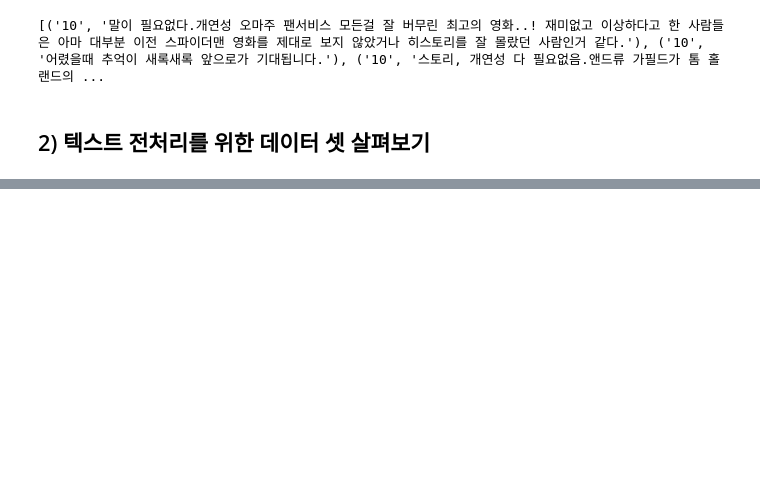
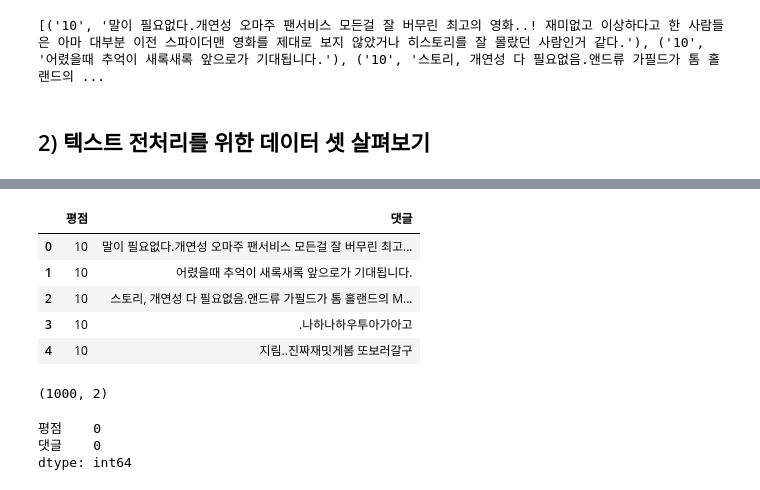
Before and after one commit to nexussord/HUFS_MLP, a Jupyter notebook: HUFS_MLP.ipynb, the cells around one changed output, grey strips where cells are left out. Drawn from its saved outputs; the diff is of its cells as text; code cells hidden in the pictures; blank space fills up the shorter version.

```diff
--- a/HUFS_MLP.ipynb
+++ b/HUFS_MLP.ipynb
@@ -85,0 +84,19 @@ HTTPError: HTTP Error 404: Not Found
+# %%
+df.head()
+# %% [output]
+|  | 평점 | 댓글 |
+| 0 | 10 | 말이 필요없다.개연성 오마주 팬서비스 모든걸 잘 버무린 최고... |
+| 1 | 10 | 어렸을때 추억이 새록새록 앞으로가 기대됩니다. |
+| 2 | 10 | 스토리, 개연성 다 필요없음.앤드류 가필드가 톰 홀랜드의 M... |
+| 3 | 10 | .나하나하우투아가아고 |
+| 4 | 10 | 지림..진짜재밋게봄 또보러갈구 |
+# %%
+df.shape
+# %% [output]
+(1000, 2)
+# %%
+df.isnull().sum() # 데이터 무결성 확인
+# %% [output]
+평점    0
+댓글    0
+dtype: int64
```
Also changed, not shown: parts of 5 cells of this notebook.
